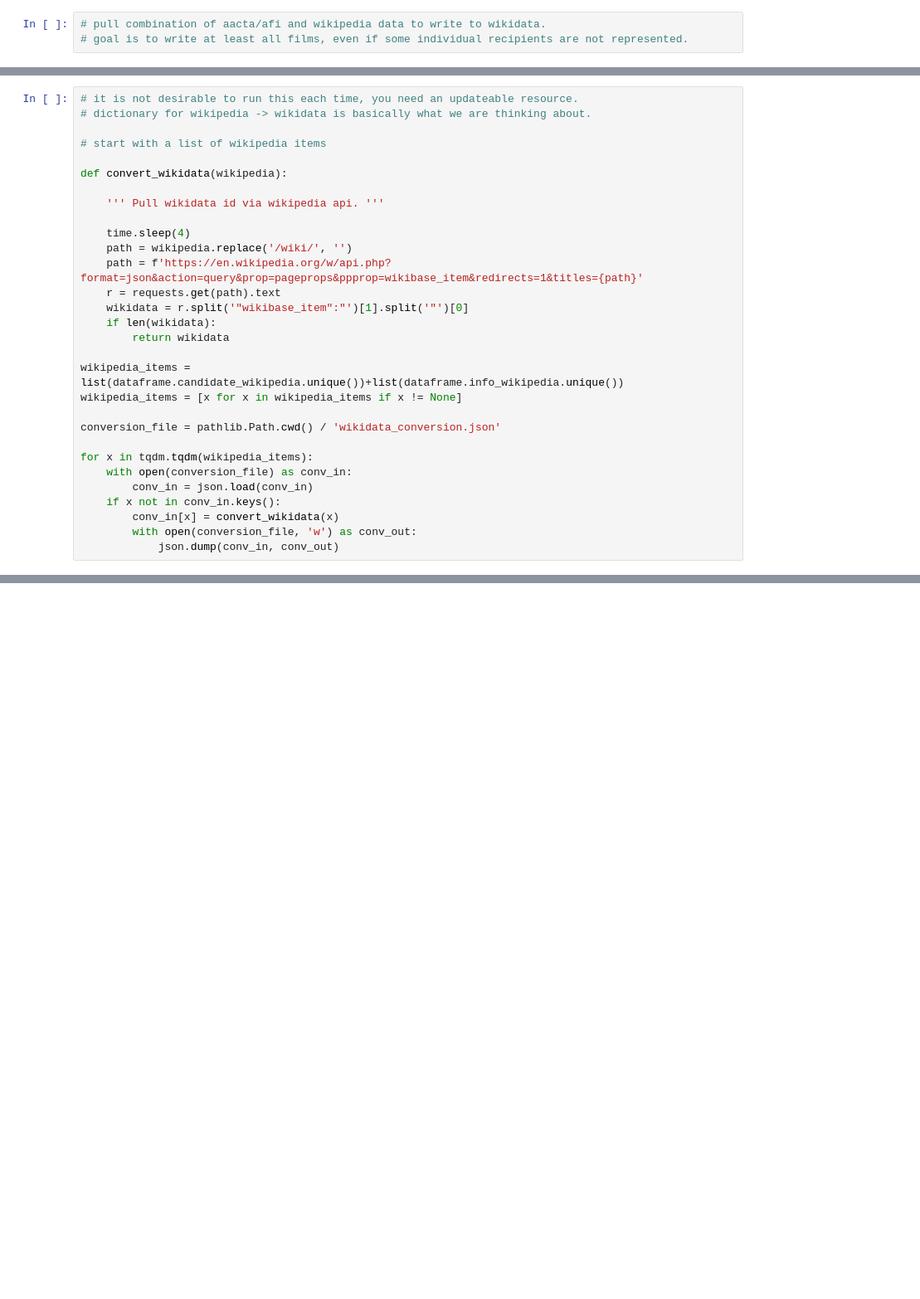
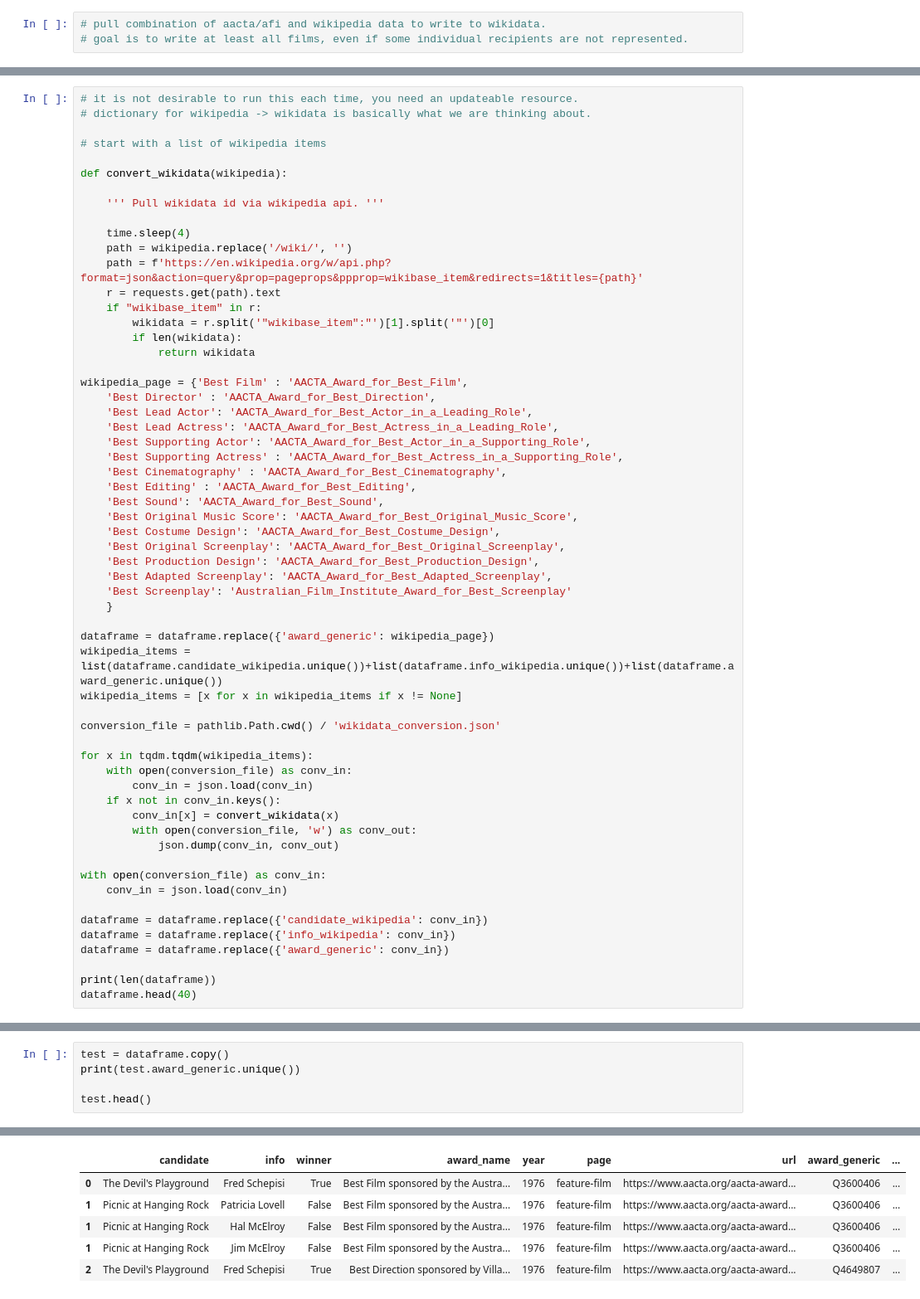
Before and after one commit to paulduchesne/aacta-wikidata, a Jupyter notebook: aacta-wikidata.ipynb, the cells around one changed output, grey strips where cells are left out. Shown at 83% size. Drawn from its saved outputs; the diff is of its cells as text; blank space fills up the shorter version.

Commit message:
author to wikidata

```diff
--- a/aacta-wikidata.ipynb
+++ b/aacta-wikidata.ipynb
@@ -325,11 +330,30 @@ def convert_wikidata(wikipedia):
     path = wikipedia.replace('/wiki/', '')
     path = f'https://en.wikipedia.org/w/api.php?format=json&action=query&prop=pageprops&ppprop=wikibase_item&redirects=1&titles={path}'
     r = requests.get(path).text
-    wikidata = r.split('"wikibase_item":"')[1].split('"')[0]
-    if len(wikidata):
-        return wikidata
+    if "wikibase_item" in r:
+        wikidata = r.split('"wikibase_item":"')[1].split('"')[0]
+        if len(wikidata):
+            return wikidata
 
-wikipedia_items = list(dataframe.candidate_wikipedia.unique())+list(dataframe.info_wikipedia.unique())
+wikipedia_page = {'Best Film' : 'AACTA_Award_for_Best_Film',
+    'Best Director' : 'AACTA_Award_for_Best_Direction',
+    'Best Lead Actor': 'AACTA_Award_for_Best_Actor_in_a_Leading_Role',
+    'Best Lead Actress': 'AACTA_Award_for_Best_Actress_in_a_Leading_Role',
+    'Best Supporting Actor': 'AACTA_Award_for_Best_Actor_in_a_Supporting_Role',
+    'Best Supporting Actress' : 'AACTA_Award_for_Best_Actress_in_a_Supporting_Role',
+    'Best Cinematography' : 'AACTA_Award_for_Best_Cinematography',
+    'Best Editing' : 'AACTA_Award_for_Best_Editing',
+    'Best Sound': 'AACTA_Award_for_Best_Sound',
+    'Best Original Music Score': 'AACTA_Award_for_Best_Original_Music_Score',
+    'Best Costume Design': 'AACTA_Award_for_Best_Costume_Design',
+    'Best Original Screenplay': 'AACTA_Award_for_Best_Original_Screenplay',
+    'Best Production Design': 'AACTA_Award_for_Best_Production_Design',
+    'Best Adapted Screenplay': 'AACTA_Award_for_Best_Adapted_Screenplay',
+    'Best Screenplay': 'Australian_Film_Institute_Award_for_Best_Screenplay'
+    }
+
+dataframe = dataframe.replace({'award_generic': wikipedia_page})
+wikipedia_items = list(dataframe.candidate_wikipedia.unique())+list(dataframe.info_wikipedia.unique())+list(dataframe.award_generic.unique())
 wikipedia_items = [x for x in wikipedia_items if x != None]
 
 conversion_file = pathlib.Path.cwd() / 'wikidata_conversion.json'
@@ -341,4 +365,14 @@ for x in tqdm.tqdm(wikipedia_items):
         conv_in[x] = convert_wikidata(x)
         with open(conversion_file, 'w') as conv_out:
             json.dump(conv_in, conv_out)
+
+with open(conversion_file) as conv_in:
+    conv_in = json.load(conv_in)
+
+dataframe = dataframe.replace({'candidate_wikipedia': conv_in})
+dataframe = dataframe.replace({'info_wikipedia': conv_in})
+dataframe = dataframe.replace({'award_generic': conv_in})
+
+print(len(dataframe))
+dataframe.head(40)
 # %% [output]
@@ -350,0 +397,6 @@ KeyboardInterrupt:
+# %%
+test = dataframe.copy()
+print(test.award_generic.unique())
+
+test.head()
+# %% [output]
@@ -350,0 +406,6 @@ KeyboardInterrupt:
+|  | candidate | info | winner | award_name | year | page | url | award_generic | ... |
+| 0 | The Devil's Playground | Fred Schepisi | True | Best Film sponsored by the Austra... | 1976 | feature-film | https://www.aacta.org/aacta-award... | Q3600406 | ... |
+| 1 | Picnic at Hanging Rock | Patricia Lovell | False | Best Film sponsored by the Austra... | 1976 | feature-film | https://www.aacta.org/aacta-award... | Q3600406 | ... |
+| 1 | Picnic at Hanging Rock | Hal McElroy | False | Best Film sponsored by the Austra... | 1976 | feature-film | https://www.aacta.org/aacta-award... | Q3600406 | ... |
+| 1 | Picnic at Hanging Rock | Jim McElroy | False | Best Film sponsored by the Austra... | 1976 | feature-film | https://www.aacta.org/aacta-award... | Q3600406 | ... |
+| 2 | The Devil's Playground | Fred Schepisi | True | Best Direction sponsored by Villa... | 1976 | feature-film | https://www.aacta.org/aacta-award... | Q4649807 | ... |
```
Also changed, not shown: parts of 7 cells of this notebook, 1 other file.
